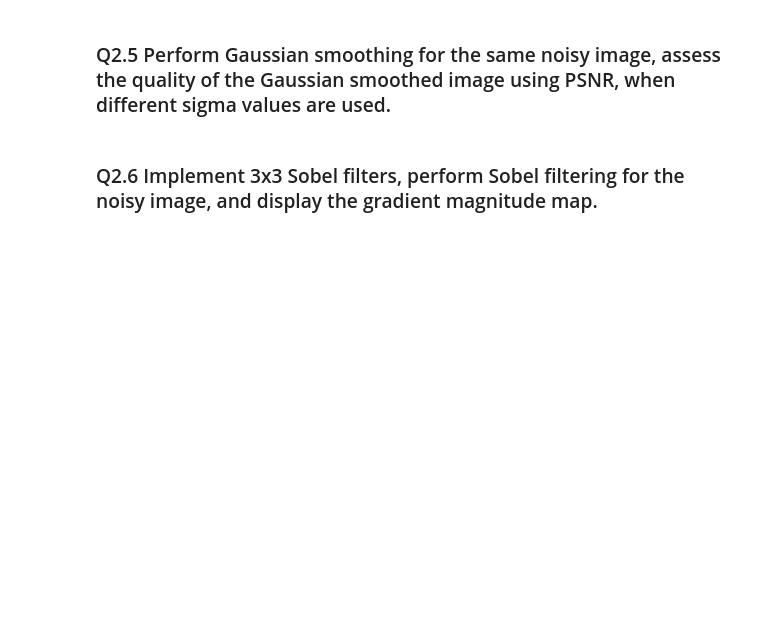
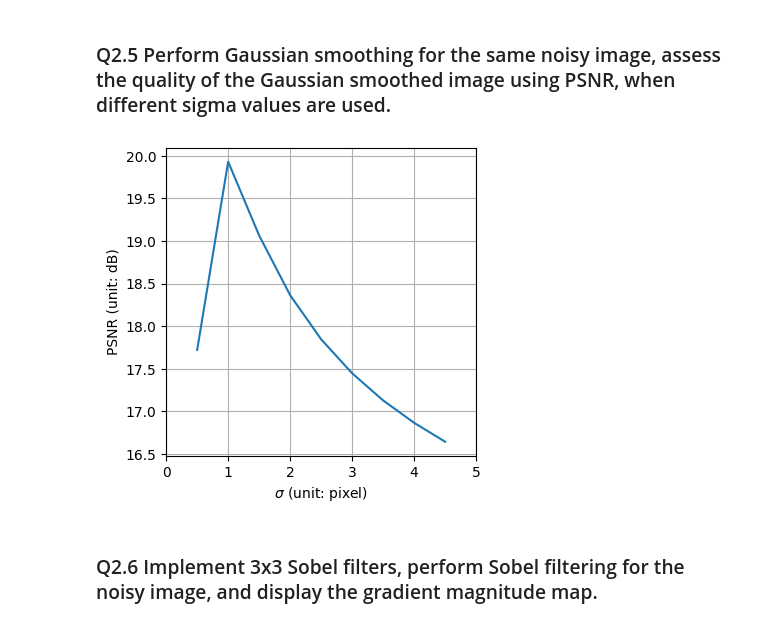
Before and after one commit to wowthecoder/Computer_Vision_2026, a Jupyter notebook: coursework_01/coursework_01.ipynb, the cells around one changed output. Cells and saved outputs as stored; diff of their text form; code cells hidden in the pictures; blank space fills up the shorter version.

```diff
--- a/coursework_01/coursework_01.ipynb
+++ b/coursework_01/coursework_01.ipynb
@@ -219,18 +213,27 @@ print('Mean absolute difference = {:.6f}'.format(np.mean(np.abs(diff))))
 # %%
 # A list of sigma values (provided)
 list_sigma = np.arange(0.5, 5, 0.5)
 
 # Perform Gaussian smoothing with different sigma values and record the PSNR values
-### Insert your code ###
-list_psnr = ...
+list_psnr = []
+for sigma in list_sigma:
+    h_x = gaussian_filter_1d(sigma).reshape(1, -1)
+    h_y = gaussian_filter_1d(sigma).reshape(-1, 1)
+    horizontal_filtered_image = scipy.signal.convolve2d(image_noisy, h_x, mode='same')
+    image_smoothed = scipy.signal.convolve2d(horizontal_filtered_image, h_y, mode='same')
+    psnr = eval_psnr(image, image_smoothed)
+    list_psnr.append(psnr)
+
 
 # Plot the PSNR metric against sigma (provided)
 plt.plot(list_sigma, list_psnr)
 plt.xlim([0, 5])
 plt.xlabel('$\sigma$ (unit: pixel)')
 plt.ylabel('PSNR (unit: dB)')
 plt.grid()
 plt.gcf().set_size_inches(4, 4)
+# %% [output]
+[figure, added]
 # %% [markdown]
 ### Q2.6 Implement 3x3 Sobel filters, perform Sobel filtering for the noisy image, and display the gradient magnitude map.
 # %%
```
Also changed, not shown: parts of 8 cells of this notebook.
